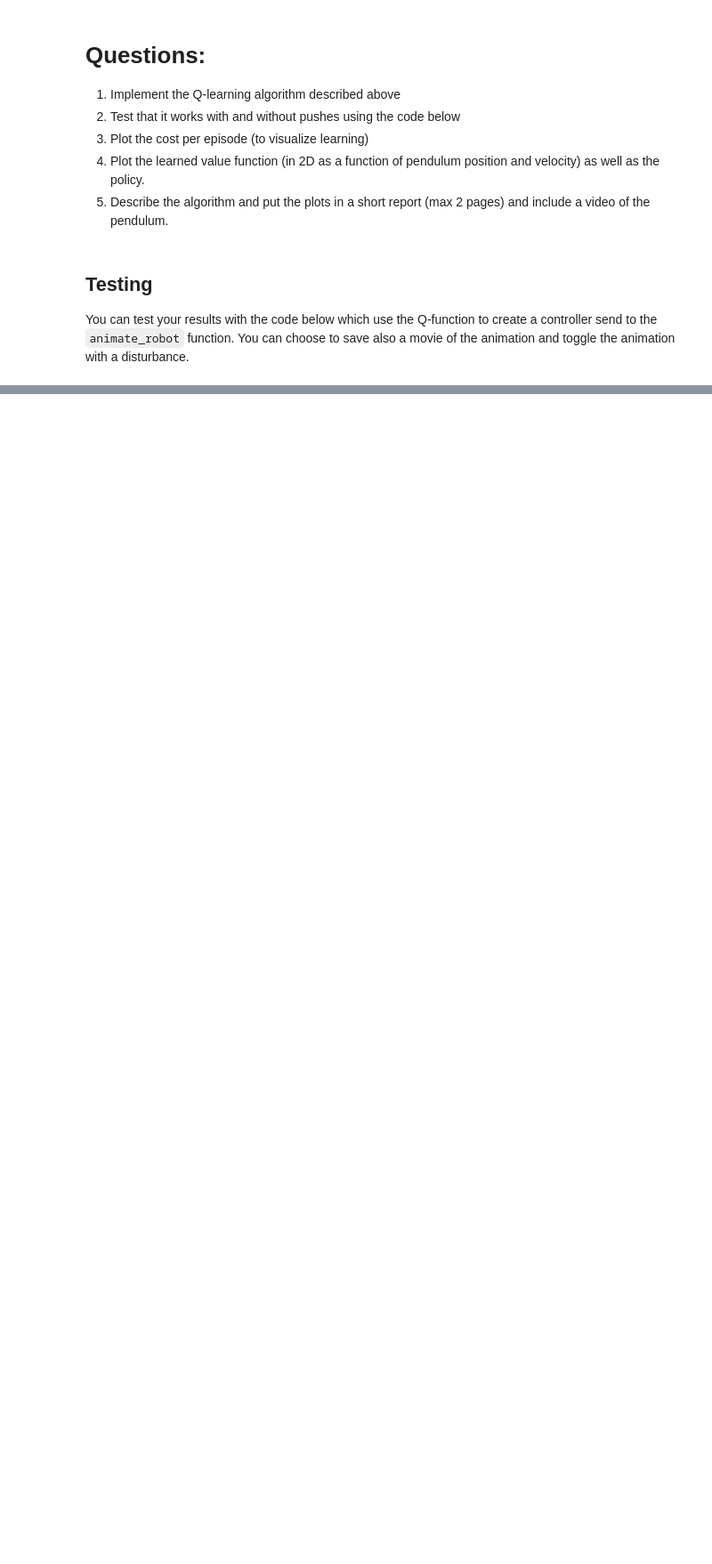
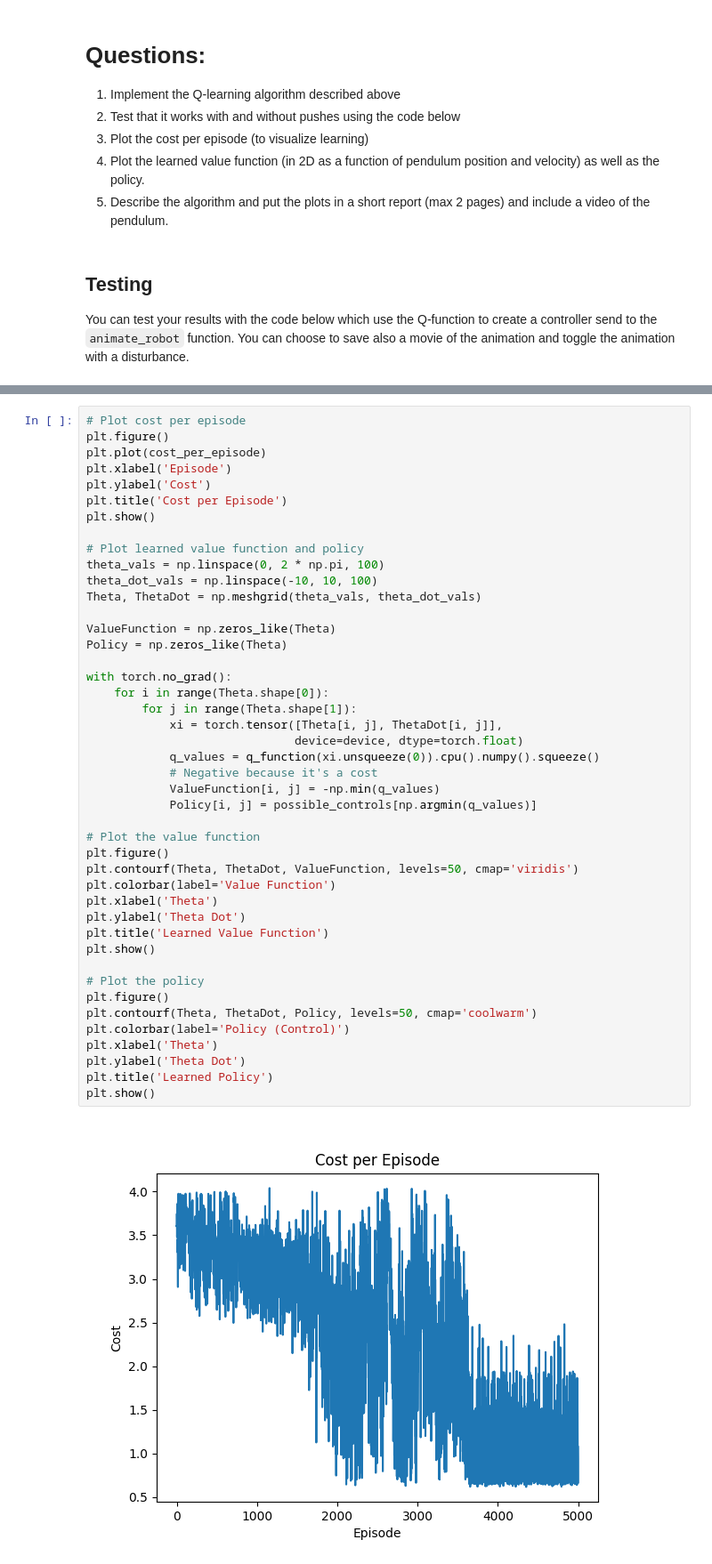
Before and after one commit to shantanu-ghodgaonkar/NYUMSMRFALL24, a Jupyter notebook: Reinforcement Learning and Optimal Control for Robotics (ROB-GY 6323)/Homework/Series 4/Series 4 - Q-learning.ipynb, the cells around one changed output, grey strips where cells are left out. Shown: that part at 89% size. Drawn from its saved outputs; the diff is of its cells as text; blank space fills up the shorter version.

```diff
--- a/Reinforcement Learning and Optimal Control for Robotics (ROB-GY 6323)/Homework/Series 4/Series 4 - Q-learning.ipynb
+++ b/Reinforcement Learning and Optimal Control for Robotics (ROB-GY 6323)/Homework/Series 4/Series 4 - Q-learning.ipynb
@@ -159,0 +338,46 @@ pendulum.animate_robot(x0, controller, push=False, save_movie=True)
+# %%
+# Plot cost per episode
+plt.figure()
+plt.plot(cost_per_episode)
+plt.xlabel('Episode')
+plt.ylabel('Cost')
+plt.title('Cost per Episode')
+plt.show()
+
+# Plot learned value function and policy
+theta_vals = np.linspace(0, 2 * np.pi, 100)
+theta_dot_vals = np.linspace(-10, 10, 100)
+Theta, ThetaDot = np.meshgrid(theta_vals, theta_dot_vals)
+
+ValueFunction = np.zeros_like(Theta)
+Policy = np.zeros_like(Theta)
+
+with torch.no_grad():
+    for i in range(Theta.shape[0]):
+        for j in range(Theta.shape[1]):
+            xi = torch.tensor([Theta[i, j], ThetaDot[i, j]],
+                              device=device, dtype=torch.float)
+            q_values = q_function(xi.unsqueeze(0)).cpu().numpy().squeeze()
+            # Negative because it's a cost
+            ValueFunction[i, j] = -np.min(q_values)
+            Policy[i, j] = possible_controls[np.argmin(q_values)]
+
+# Plot the value function
+plt.figure()
+plt.contourf(Theta, ThetaDot, ValueFunction, levels=50, cmap='viridis')
+plt.colorbar(label='Value Function')
+plt.xlabel('Theta')
+plt.ylabel('Theta Dot')
+plt.title('Learned Value Function')
+plt.show()
+
+# Plot the policy
+plt.figure()
+plt.contourf(Theta, ThetaDot, Policy, levels=50, cmap='coolwarm')
+plt.colorbar(label='Policy (Control)')
+plt.xlabel('Theta')
+plt.ylabel('Theta Dot')
+plt.title('Learned Policy')
+plt.show()
+# %% [output]
+[figure, added]
```
Also changed, not shown: parts of 16 cells of this notebook, 12 other files.
